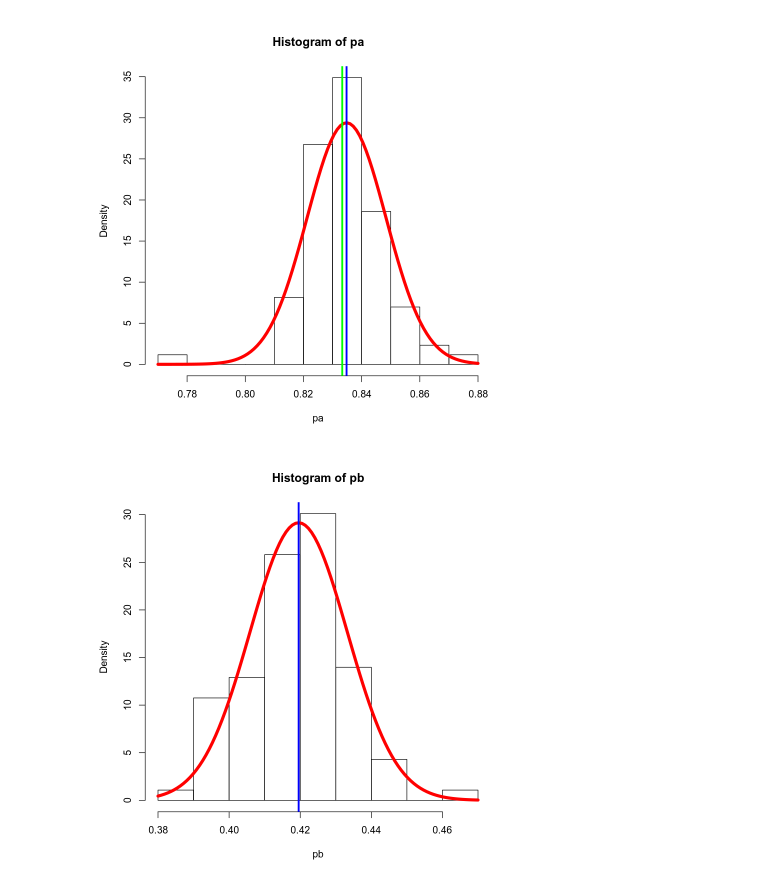
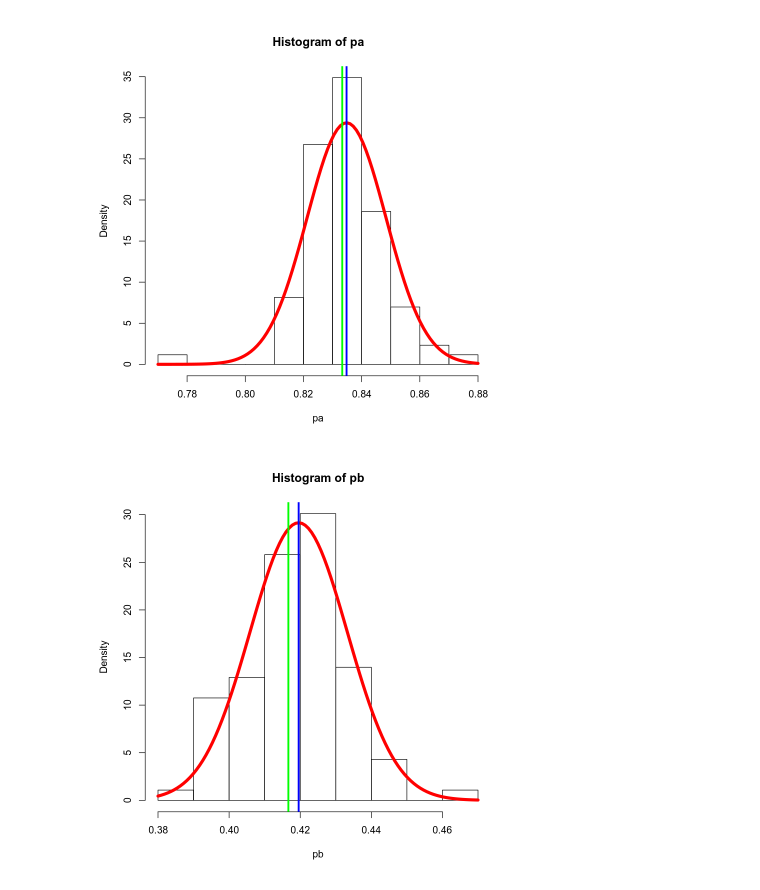
Before and after one commit to franhace/Proba-Estadistica, a Jupyter notebook: Practica/5/EjercicioTCL/EjTCL.ipynb, the cells around one changed output. Drawn from its saved outputs; the diff is of its cells as text; code cells hidden in the pictures.

```diff
--- a/Practica/5/EjercicioTCL/EjTCL.ipynb
+++ b/Practica/5/EjercicioTCL/EjTCL.ipynb
@@ -42,14 +42,15 @@ abline(v = media_estimada_a, col = "blue", lwd = 3)
 # %% [output]
 [figure]
 # %%
-# Hacemos un histograma de frecuencias del archivo pb.txt
+# 4) Hacemos un histograma de frecuencias del archivo pb.txt
 pb<- scan("pb.txt")
+media_exacta_b<-5/12
 media_estimada_b <- mean(pb)
 varianza_estimada_b <- mean(pb^2)-mean(pb)^2
 hist(pb, freq=FALSE)
 curve(dnorm(x,mean=mean(pb),sd=sd(pb)), add=TRUE,col="red", lwd=5)
-# abline(v = media_exacta_b, col = "green", lwd = 3)
+abline(v = media_exacta_b, col = "green", lwd = 3)
 abline(v = media_estimada_b, col = "blue", lwd = 3)
 # %% [output]
-[figure, old version]
+[figure, new version]
 # %%
```
Also changed, not shown: parts of 2 cells of this notebook, 1 other file.
